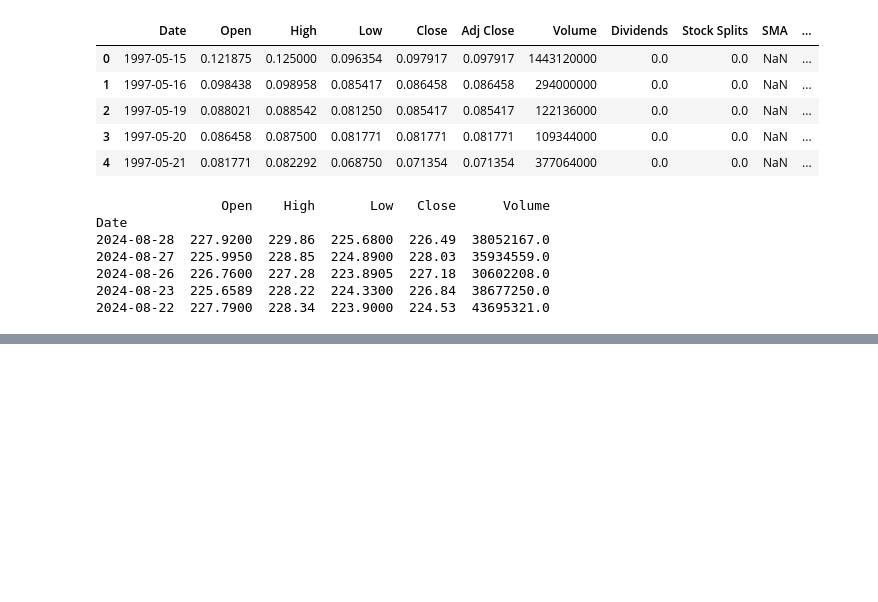
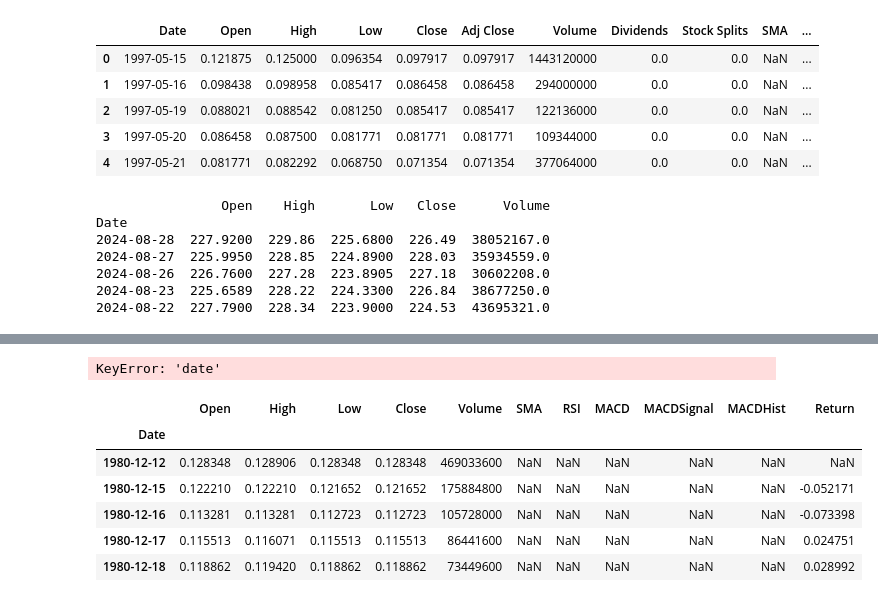
Before and after one commit to Ofgeha-Gelana/Nova-Financial-Solution, a Jupyter notebook: notebooks/eda.ipynb, the cells around one changed output, grey strips where cells are left out. Drawn from its saved outputs; the diff is of its cells as text; code cells hidden in the pictures; blank space fills up the shorter version.

```diff
--- a/notebooks/eda.ipynb
+++ b/notebooks/eda.ipynb
@@ -332,0 +413,56 @@ Date
+# %%
+import pandas as pd
+import numpy as np
+import talib
+import matplotlib.pyplot as plt
+
+# Load stock prce data
+
+df2['Date'] = pd.to_datetime(df2['date'])
+df2.set_index('Date', inplace=True)
+
+# Load analyst ratings data
+# df = pd.read_csv('raw_analyst_ratings.csv')
+df['date'] = pd.to_datetime(df['date'])
+df.set_index('date', inplace=True)
+
+# Merge the two datasets on the date
+merged_data = pd.merge(df2, df, left_index=True, right_index=True, how='inner')
+
+# Now you can perform your analysis
+# Example: Calculate daily returns and analyze sentiment impact
+merged_data['Return'] = merged_data['Close'].pct_change()
+
+# Apply sentiment analysis on headlines (assuming sentiment is calculated separately)
+# Here, we'll just add a placeholder for sentiment (e.g., -1 for negative, 0 for neutral, 1 for positive)
+merged_data['Sentiment'] = np.random.choice([-1, 0, 1], size=len(merged_data))  # Placeholder for sentiment analysis
+
+# Analyze the impact of sentiment on stock returns
+positive_sentiment = merged_data[merged_data['Sentiment'] == 1]['Return'].mean()
+negative_sentiment = merged_data[merged_data['Sentiment'] == -1]['Return'].mean()
+
+print(f"Average return on positive sentiment: {positive_sentiment}")
+print(f"Average return on negative sentiment: {negative_sentiment}")
+
+# Visualize the data
+plt.figure(figsize=(14, 7))
+
+# Plot stock price and highlight based on sentiment
+plt.plot(merged_data['Close'], label='Close Price')
+plt.scatter(merged_data.index, merged_data['Close'], c=merged_data['Sentiment'], cmap='RdYlGn', label='Sentiment')
+
+plt.title('Stock Price with Sentiment Analysis')
+plt.legend()
+plt.show()
+# %% [output]
+KeyError: 'date'
+# %%
+df2.head()
+# %% [output]
+|  | Open | High | Low | Close | Volume | SMA | RSI | MACD | MACDSignal | MACDHist | Return |
+| Date |  |  |  |  |  |  |  |  |  |  |  |
+| 1980-12-12 | 0.128348 | 0.128906 | 0.128348 | 0.128348 | 469033600 | NaN | NaN | NaN | NaN | NaN | NaN |
+| 1980-12-15 | 0.122210 | 0.122210 | 0.121652 | 0.121652 | 175884800 | NaN | NaN | NaN | NaN | NaN | -0.052171 |
+| 1980-12-16 | 0.113281 | 0.113281 | 0.112723 | 0.112723 | 105728000 | NaN | NaN | NaN | NaN | NaN | -0.073398 |
+| 1980-12-17 | 0.115513 | 0.116071 | 0.115513 | 0.115513 | 86441600 | NaN | NaN | NaN | NaN | NaN | 0.024751 |
+| 1980-12-18 | 0.118862 | 0.119420 | 0.118862 | 0.118862 | 73449600 | NaN | NaN | NaN | NaN | NaN | 0.028992 |
```
Also changed, not shown: parts of 8 cells of this notebook, 1 other file.
